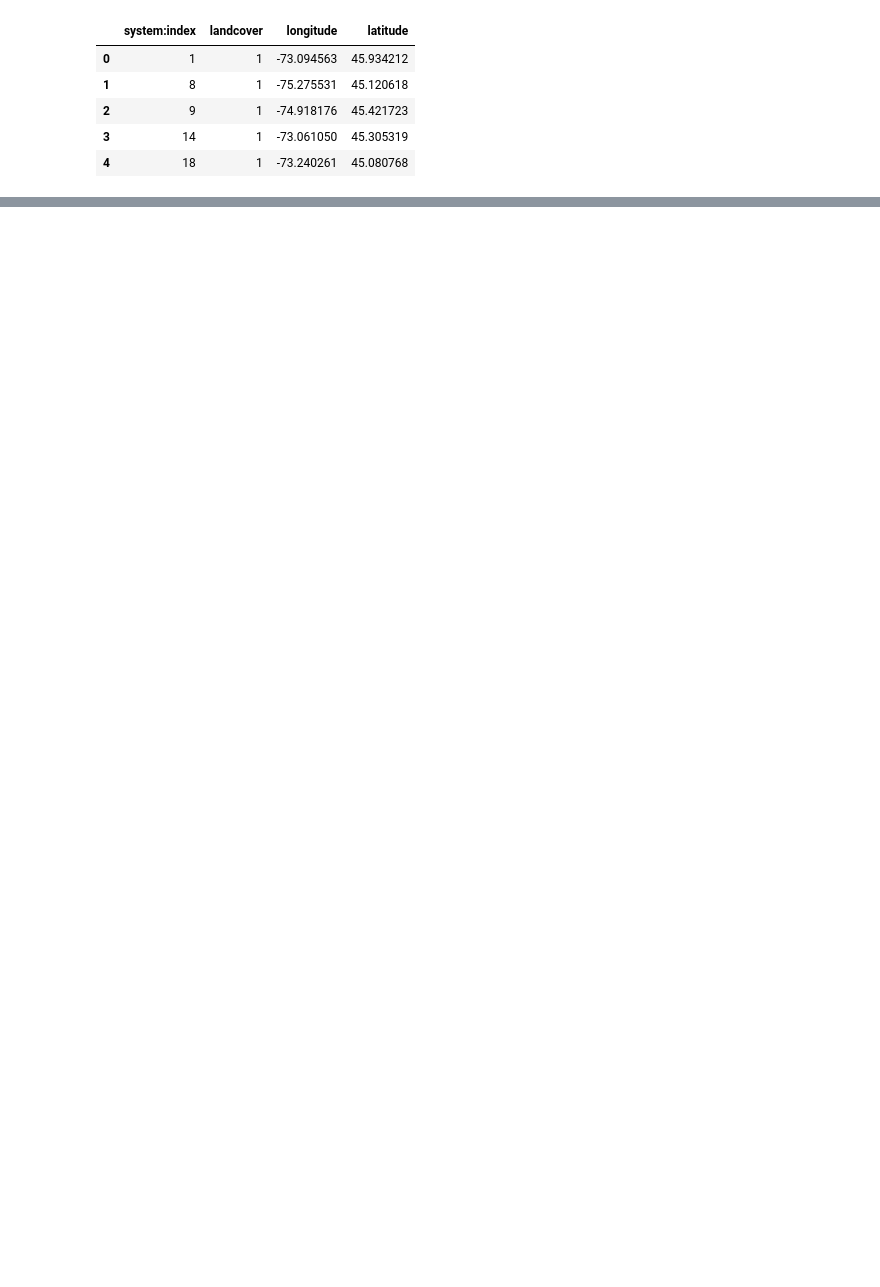
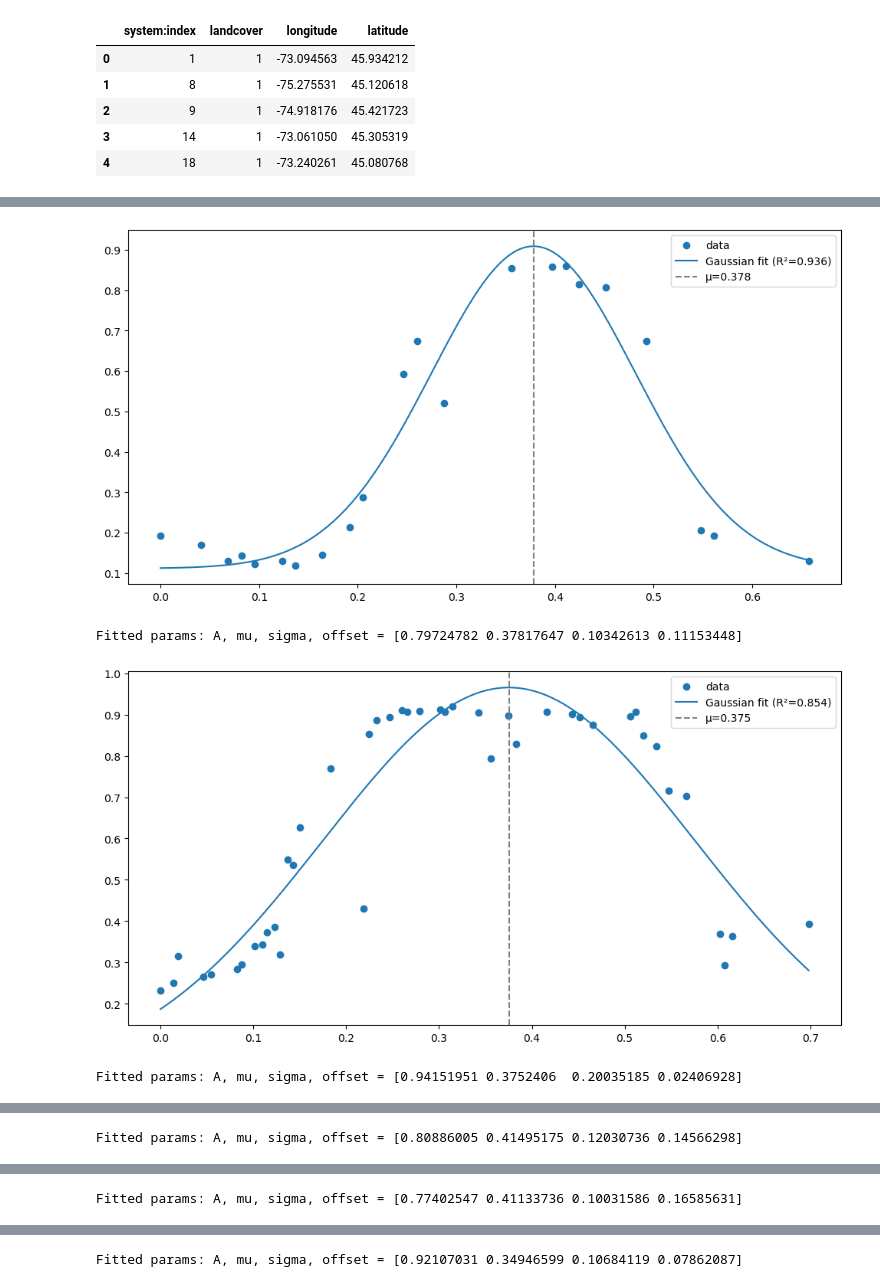
Before and after one commit to Karmaniac/LateBloomers, a Jupyter notebook: test stuff/test.ipynb, the cells around one changed output, grey strips where cells are left out. Cells and saved outputs as stored; diff of their text form; code cells hidden in the pictures; blank space fills up the shorter version.

```diff
--- a/test stuff/test.ipynb
+++ b/test stuff/test.ipynb
@@ -140,0 +144,70 @@ date
+# %%
+import numpy as np
+import matplotlib.pyplot as plt
+from scipy.optimize import curve_fit
+
+for data in datas:
+    df = pd.DataFrame({
+        'date': pd.to_datetime(data['dates']),
+        'green': data['green'],
+        'red': data['red'],
+        'ndvi': data['ndvi']
+    })
+
+    df.set_index('date', inplace=True)
+
+    # Example discrete data (replace x_data,y_data with your own)
+    x_data = df.index.map(datetime.toordinal).to_numpy()
+    x_data = (x_data - x_data.min()) / 365.25  # normalize
+    # synthetic noisy bell
+    y_true = 5.0 * np.exp(-0.5 * ((x_data - 5.2) / 0.9)**2)
+    rng = np.random.default_rng(0)
+    y_data = df['ndvi'].to_numpy()
+
+    # Gaussian model
+    def gaussian(x, A, mu, sigma, offset):
+        return A * np.exp(-0.5 * ((x - mu) / sigma)**2) + offset
+
+    # initial guesses: amplitude, center, sigma, offset
+    A0 = np.max(y_data) - np.min(y_data)
+    mu0 = x_data[np.argmax(y_data)]
+    # rough FWHM estimate: span where y > half max
+    half = np.min(y_data) + 0.5 * (np.max(y_data) - np.min(y_data))
+    indices = np.where(y_data > half)[0]
+    if len(indices) >= 2:
+        fwhm = x_data[indices[-1]] - x_data[indices[0]]
+    else:
+        fwhm = (x_data[-1] - x_data[0]) / 4.0
+    sigma0 = fwhm / (2.0 * np.sqrt(2.0 * np.log(2.0)))
+    p0 = [A0, mu0, max(sigma0, 1e-3), np.min(y_data)]
+
+    # bounds (optional)
+    lower = [0.0, x_data.min(), 1e-6, -np.inf]
+    upper = [np.inf, x_data.max(), np.inf, np.inf]
+
+    popt, pcov = curve_fit(gaussian, x_data, y_data, p0=p0, bounds=(lower, upper))
+    A_fit, mu_fit, sigma_fit, offset_fit = popt
+
+    # goodness-of-fit (R^2)
+    residuals = y_data - gaussian(x_data, *popt)
+    ss_res = np.sum(residuals**2)
+    ss_tot = np.sum((y_data - np.mean(y_data))**2)
+    r2 = 1 - ss_res/ss_tot
+
+    # plot
+    xx = np.linspace(x_data.min(), x_data.max(), 400)
+    yy_fit = gaussian(xx, *popt)
+
+    fig, ax = plt.subplots(figsize=(12,6), dpi=100)   # width=8in, height=3in; adjust as needed
+    plt.scatter(x_data, y_data, label='data')
+    plt.plot(xx, yy_fit, label=f'Gaussian fit (R²={r2:.3f})')
+    plt.axvline(mu_fit, color='gray', ls='--', label=f'μ={mu_fit:.3f}')
+    plt.legend()
+    plt.show()
+
+    print("Fitted params: A, mu, sigma, offset =", popt)
+# %% [output]
+[figure, added]
+Fitted params: A, mu, sigma, offset = [0.79724782 0.37817647 0.10342613 0.11153448]
+[figure, added]
+Fitted params: A, mu, sigma, offset = [0.94151951 0.3752406  0.20035185 0.02406928]
@@ -140,0 +215 @@ date
+Fitted params: A, mu, sigma, offset = [0.80886005 0.41495175 0.12030736 0.14566298]
@@ -140,0 +217 @@ date
+Fitted params: A, mu, sigma, offset = [0.77402547 0.41133736 0.10031586 0.16585631]
@@ -140,0 +219 @@ date
+Fitted params: A, mu, sigma, offset = [0.92107031 0.34946599 0.10684119 0.07862087]
```
Also changed, not shown: parts of 4 cells of this notebook, 4 other files.
